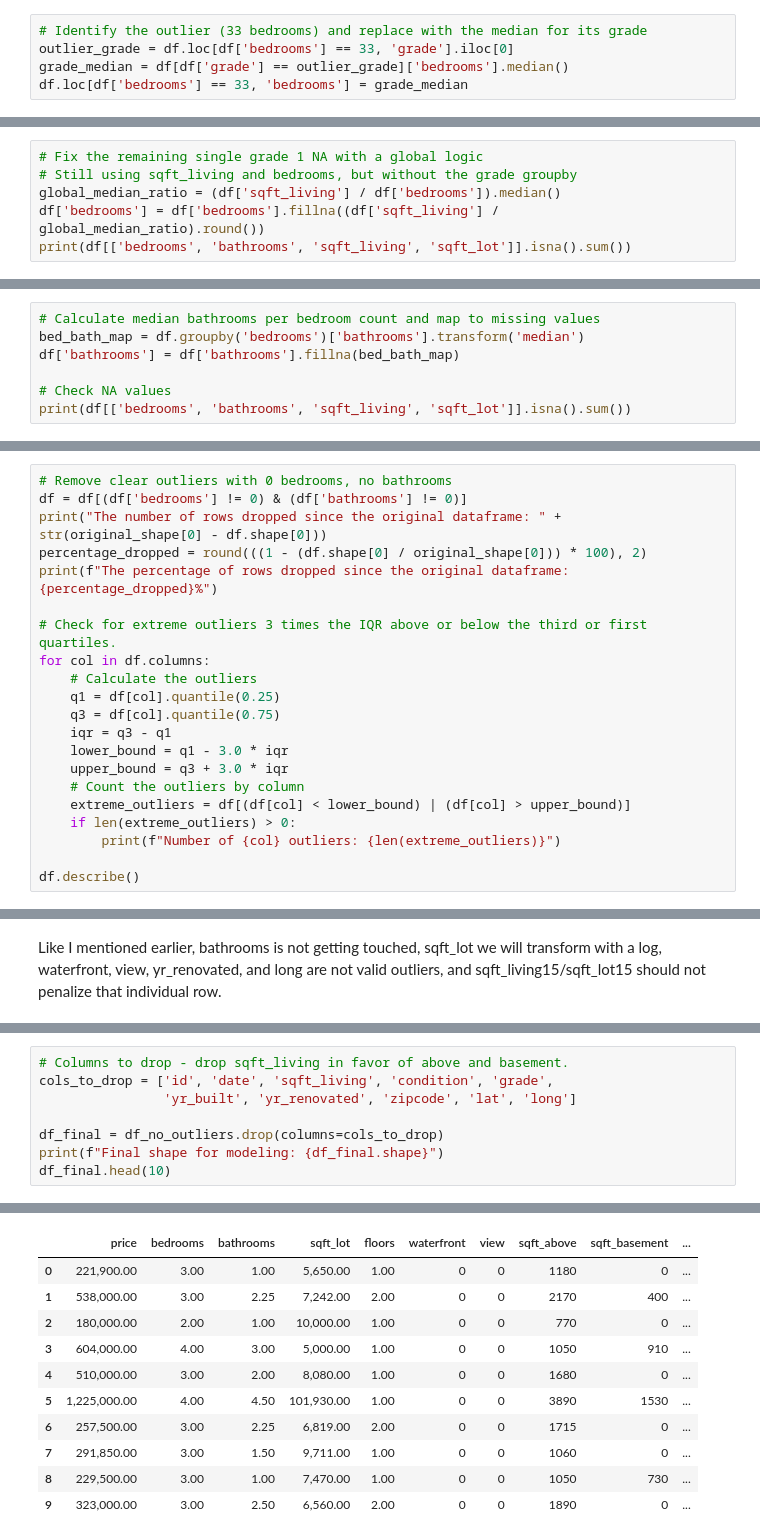
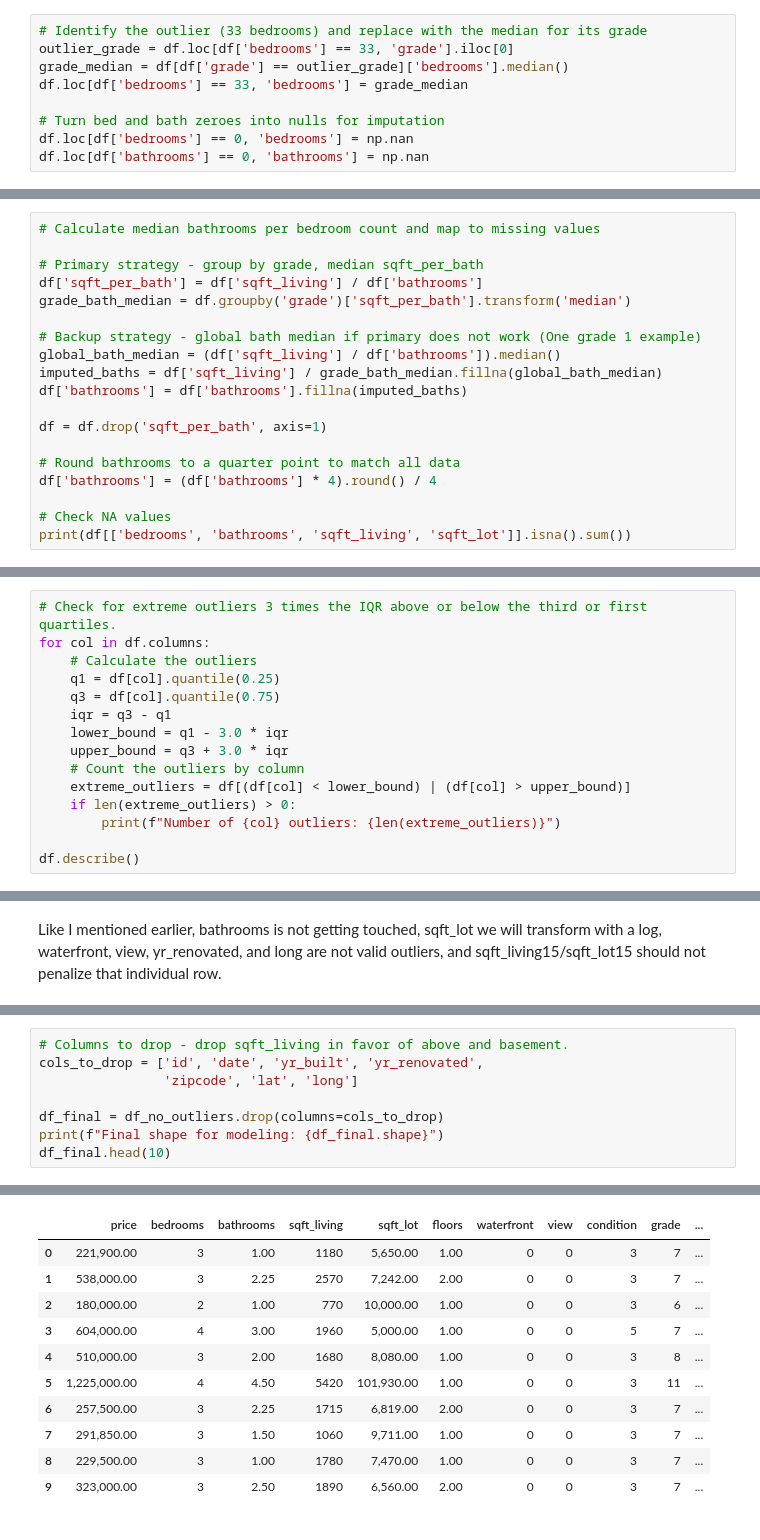
Before and after one commit to jblackman-bit/ads_500b_final_project, a Jupyter notebook: EDA/EDA.ipynb, the cells around one changed output, grey strips where cells are left out. Saved outputs shown, nothing was run; the diff lists cells and outputs as text.

```diff
--- a/EDA/EDA.ipynb
+++ b/EDA/EDA.ipynb
@@ -141,4 +141,8 @@ plt.show()
 outlier_grade = df.loc[df['bedrooms'] == 33, 'grade'].iloc[0]
 grade_median = df[df['grade'] == outlier_grade]['bedrooms'].median()
 df.loc[df['bedrooms'] == 33, 'bedrooms'] = grade_median
+
+# Turn bed and bath zeroes into nulls for imputation
+df.loc[df['bedrooms'] == 0, 'bedrooms'] = np.nan
+df.loc[df['bathrooms'] == 0, 'bathrooms'] = np.nan
 # %%
@@ -177,6 +168,0 @@ Name: grade, dtype: int64
-# %%
-# Fix the remaining single grade 1 NA with a global logic
-# Still using sqft_living and bedrooms, but without the grade groupby
-global_median_ratio = (df['sqft_living'] / df['bedrooms']).median()
-df['bedrooms'] = df['bedrooms'].fillna((df['sqft_living'] / global_median_ratio).round())
-print(df[['bedrooms', 'bathrooms', 'sqft_living', 'sqft_lot']].isna().sum())
@@ -204,7 +184,19 @@ plt.show()
 # %%
 # Calculate median bathrooms per bedroom count and map to missing values
-bed_bath_map = df.groupby('bedrooms')['bathrooms'].transform('median')
-df['bathrooms'] = df['bathrooms'].fillna(bed_bath_map)
+
+# Primary strategy - group by grade, median sqft_per_bath
+df['sqft_per_bath'] = df['sqft_living'] / df['bathrooms']
+grade_bath_median = df.groupby('grade')['sqft_per_bath'].transform('median')
+
+# Backup strategy - global bath median if primary does not work (One grade 1 example)
+global_bath_median = (df['sqft_living'] / df['bathrooms']).median()
+imputed_baths = df['sqft_living'] / grade_bath_median.fillna(global_bath_median)
+df['bathrooms'] = df['bathrooms'].fillna(imputed_baths)
+
+df = df.drop('sqft_per_bath', axis=1)
+
+# Round bathrooms to a quarter point to match all data
+df['bathrooms'] = (df['bathrooms'] * 4).round() / 4
 
 # Check NA values
 print(df[['bedrooms', 'bathrooms', 'sqft_living', 'sqft_lot']].isna().sum())
@@ -231,10 +230,4 @@ df.describe()
 # %%
-# Remove clear outliers with 0 bedrooms, no bathrooms
-df = df[(df['bedrooms'] != 0) & (df['bathrooms'] != 0)]
-print("The number of rows dropped since the original dataframe: " + str(original_shape[0] - df.shape[0]))
-percentage_dropped = round(((1 - (df.shape[0] / original_shape[0])) * 100), 2)
-print(f"The percentage of rows dropped since the original dataframe: {percentage_dropped}%")
-
 # Check for extreme outliers 3 times the IQR above or below the third or first quartiles.
 for col in df.columns:
     # Calculate the outliers
@@ -432,7 +423,7 @@ df_no_outliers.describe()
 # %%
 # Columns to drop - drop sqft_living in favor of above and basement.
-cols_to_drop = ['id', 'date', 'sqft_living', 'condition', 'grade',
-                'yr_built', 'yr_renovated', 'zipcode', 'lat', 'long']
+cols_to_drop = ['id', 'date', 'yr_built', 'yr_renovated',
+                'zipcode', 'lat', 'long']
 
 df_final = df_no_outliers.drop(columns=cols_to_drop)
 print(f"Final shape for modeling: {df_final.shape}")
@@ -442,14 +433,14 @@ Final shape for modeling: (21087, 20)
-|  | price | bedrooms | bathrooms | sqft_lot | floors | waterfront | view | sqft_above | sqft_basement | ... |
-| 0 | 221,900.00 | 3.00 | 1.00 | 5,650.00 | 1.00 | 0 | 0 | 1180 | 0 | ... |
-| 1 | 538,000.00 | 3.00 | 2.25 | 7,242.00 | 2.00 | 0 | 0 | 2170 | 400 | ... |
-| 2 | 180,000.00 | 2.00 | 1.00 | 10,000.00 | 1.00 | 0 | 0 | 770 | 0 | ... |
-| 3 | 604,000.00 | 4.00 | 3.00 | 5,000.00 | 1.00 | 0 | 0 | 1050 | 910 | ... |
-| 4 | 510,000.00 | 3.00 | 2.00 | 8,080.00 | 1.00 | 0 | 0 | 1680 | 0 | ... |
-| 5 | 1,225,000.00 | 4.00 | 4.50 | 101,930.00 | 1.00 | 0 | 0 | 3890 | 1530 | ... |
-| 6 | 257,500.00 | 3.00 | 2.25 | 6,819.00 | 2.00 | 0 | 0 | 1715 | 0 | ... |
-| 7 | 291,850.00 | 3.00 | 1.50 | 9,711.00 | 1.00 | 0 | 0 | 1060 | 0 | ... |
-| 8 | 229,500.00 | 3.00 | 1.00 | 7,470.00 | 1.00 | 0 | 0 | 1050 | 730 | ... |
-| 9 | 323,000.00 | 3.00 | 2.50 | 6,560.00 | 2.00 | 0 | 0 | 1890 | 0 | ... |
+|  | price | bedrooms | bathrooms | sqft_living | sqft_lot | floors | waterfront | view | condition | grade | ... |
+| 0 | 221,900.00 | 3 | 1.00 | 1180 | 5,650.00 | 1.00 | 0 | 0 | 3 | 7 | ... |
+| 1 | 538,000.00 | 3 | 2.25 | 2570 | 7,242.00 | 2.00 | 0 | 0 | 3 | 7 | ... |
+| 2 | 180,000.00 | 2 | 1.00 | 770 | 10,000.00 | 1.00 | 0 | 0 | 3 | 6 | ... |
+| 3 | 604,000.00 | 4 | 3.00 | 1960 | 5,000.00 | 1.00 | 0 | 0 | 5 | 7 | ... |
+| 4 | 510,000.00 | 3 | 2.00 | 1680 | 8,080.00 | 1.00 | 0 | 0 | 3 | 8 | ... |
+| 5 | 1,225,000.00 | 4 | 4.50 | 5420 | 101,930.00 | 1.00 | 0 | 0 | 3 | 11 | ... |
+| 6 | 257,500.00 | 3 | 2.25 | 1715 | 6,819.00 | 2.00 | 0 | 0 | 3 | 7 | ... |
+| 7 | 291,850.00 | 3 | 1.50 | 1060 | 9,711.00 | 1.00 | 0 | 0 | 3 | 7 | ... |
+| 8 | 229,500.00 | 3 | 1.00 | 1780 | 7,470.00 | 1.00 | 0 | 0 | 3 | 7 | ... |
+| 9 | 323,000.00 | 3 | 2.50 | 1890 | 6,560.00 | 2.00 | 0 | 0 | 3 | 7 | ... |
 # %%
 ### Commented out so we don't accidentally overwrite a file if we don't mean to.
 
```
Also changed, not shown: parts of 14 cells of this notebook, 2 other files.
